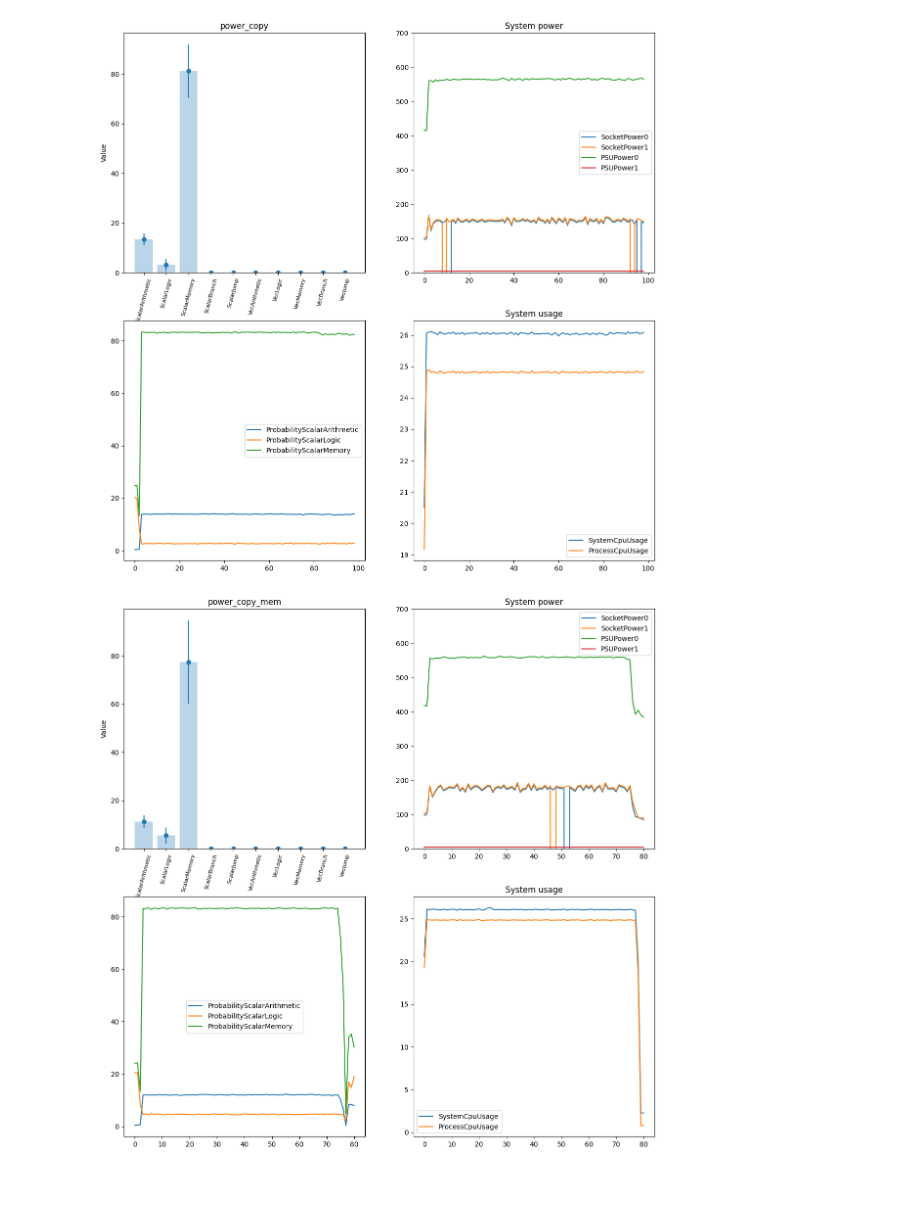
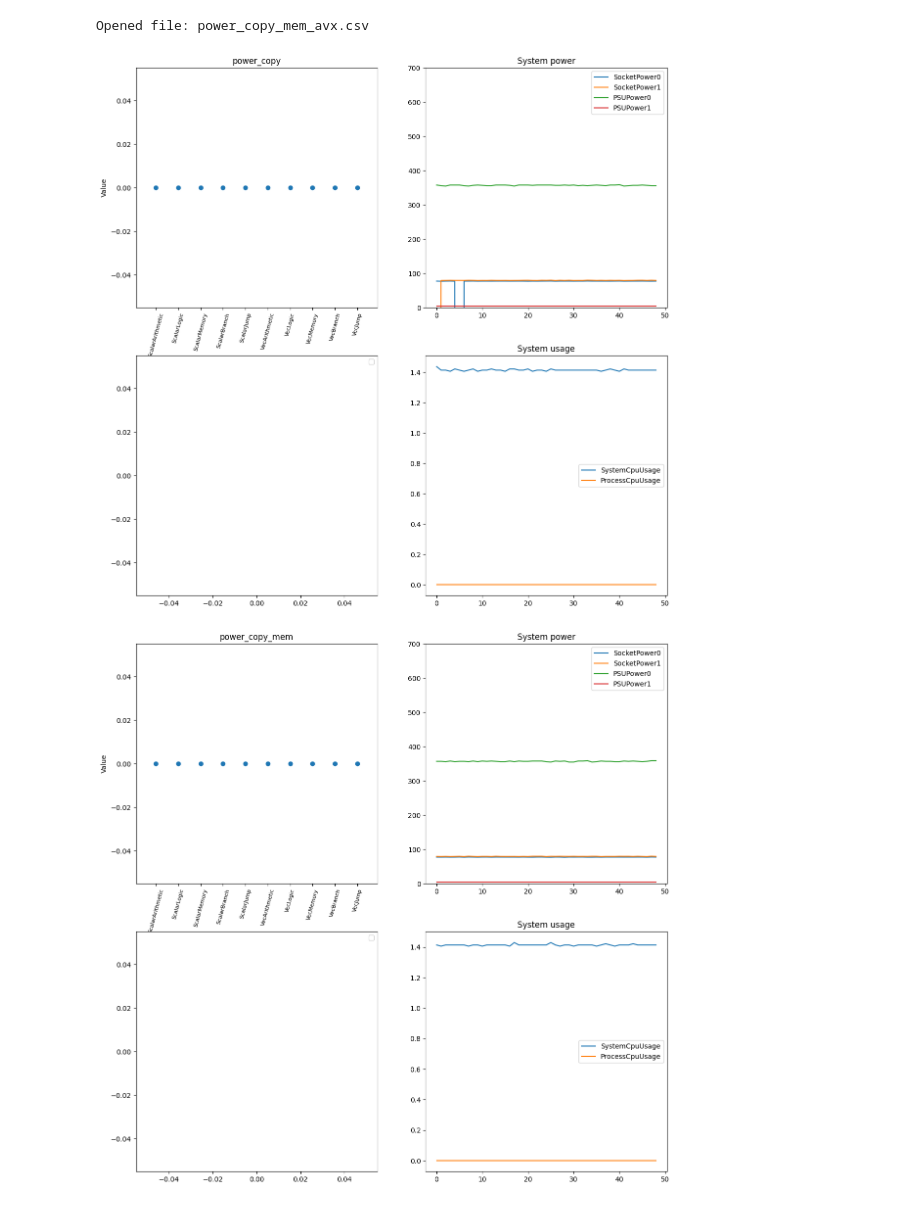
Before and after one commit to NiccoloTosato/PowerBenchmarks, a Jupyter notebook: plot.ipynb, the cells around one changed output. Cells and saved outputs as stored; diff of their text form; code cells hidden in the pictures.

Commit message:
New model, new results

```diff
--- a/plot.ipynb
+++ b/plot.ipynb
@@ -58,16 +58,18 @@ def plot(df,name):
     plt.legend()
     plt.savefig(f"{name}.png")
 # %%
-directory="results_32"
+directory_list=["results_sleep"]
+
 df_list=list()
-for filename in os.listdir(directory):
-    if filename.endswith(".csv"):
-        try:
-            df = pd.read_csv(os.path.join(directory, filename))
-            df_list.append(df)
-            print(f"Opened file: {filename}")
-            #print(df.head())  # prints the first 5 rows of each CSV file
-            plot(df,os.path.basename(filename).split(".")[0])
-        except Exception as e:
-            print(e)
+for directory in directory_list:
+    for filename in os.listdir(directory):
+        if filename.endswith(".csv"):
+            try:
+                df = pd.read_csv(os.path.join(directory, filename))
+                df_list.append(df)
+                print(f"Opened file: {filename}")
+                #print(df.head())  # prints the first 5 rows of each CSV file
+                plot(df,os.path.basename(filename).split(".")[0])
+            except Exception as e:
+                print(e)
 # %% [output]
@@ -85,2 +81,3 @@ Opened file: power_update_avx.csv
+Opened file: power_copy_mem_avx.csv
-[figure, old version]
+[figure, new version]
-[figure, old version]
+[figure, new version]
```
Also changed, not shown: parts of 16 cells of this notebook, 58 other files.
